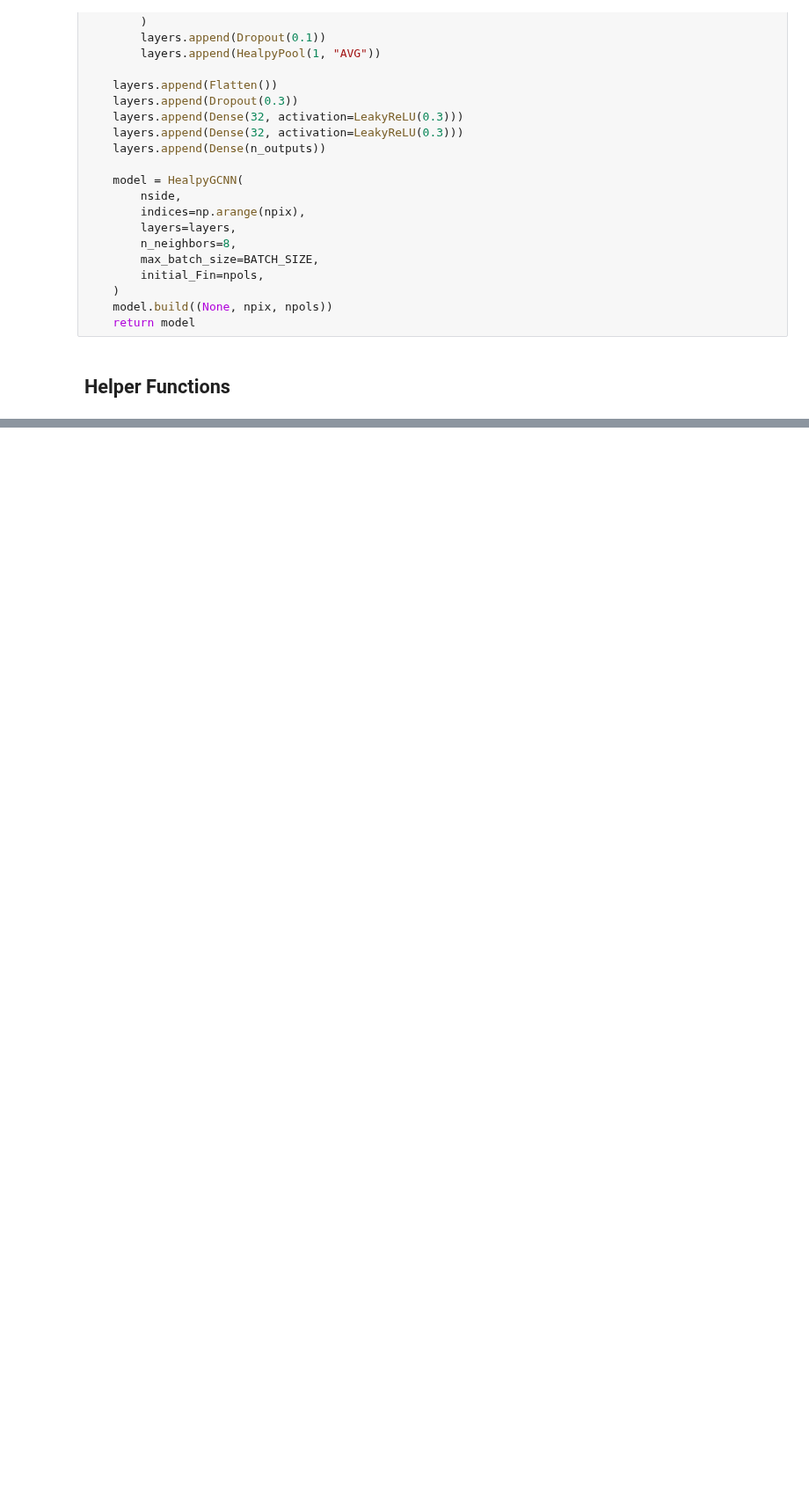
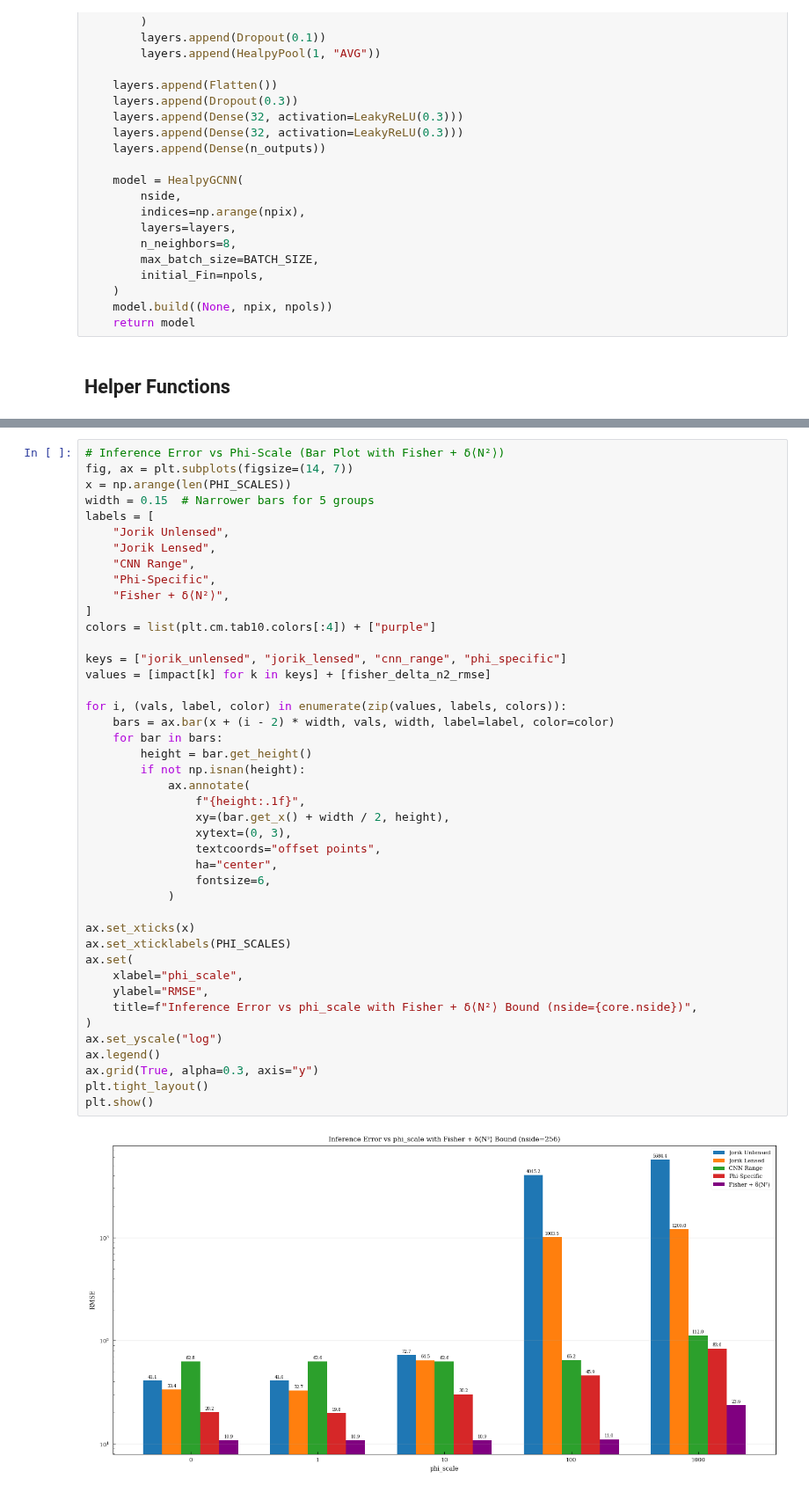
Before and after one commit to JBrandonS/MLPNG, a Jupyter notebook: notebooks/phi_scale_impact.ipynb, the cells around one changed output, grey strips where cells are left out. Shown at 88% size. Saved outputs shown, nothing was run; the diff lists cells and outputs as text; blank space fills up the shorter version.

```diff
--- a/notebooks/phi_scale_impact.ipynb
+++ b/notebooks/phi_scale_impact.ipynb
@@ -1374,0 +1144,45 @@ Note: Stacked bar shows Fisher σ (bottom) + √(δN²) lensing bias (top)
+# %%
+# Inference Error vs Phi-Scale (Bar Plot with Fisher + δ⟨N²⟩)
+fig, ax = plt.subplots(figsize=(14, 7))
+x = np.arange(len(PHI_SCALES))
+width = 0.15  # Narrower bars for 5 groups
+labels = [
+    "Jorik Unlensed",
+    "Jorik Lensed",
+    "CNN Range",
+    "Phi-Specific",
+    "Fisher + δ⟨N²⟩",
+]
+colors = list(plt.cm.tab10.colors[:4]) + ["purple"]
+
+keys = ["jorik_unlensed", "jorik_lensed", "cnn_range", "phi_specific"]
+values = [impact[k] for k in keys] + [fisher_delta_n2_rmse]
+
+for i, (vals, label, color) in enumerate(zip(values, labels, colors)):
+    bars = ax.bar(x + (i - 2) * width, vals, width, label=label, color=color)
+    for bar in bars:
+        height = bar.get_height()
+        if not np.isnan(height):
+            ax.annotate(
+                f"{height:.1f}",
+                xy=(bar.get_x() + width / 2, height),
+                xytext=(0, 3),
+                textcoords="offset points",
+                ha="center",
+                fontsize=6,
+            )
+
+ax.set_xticks(x)
+ax.set_xticklabels(PHI_SCALES)
+ax.set(
+    xlabel="phi_scale",
+    ylabel="RMSE",
+    title=f"Inference Error vs phi_scale with Fisher + δ⟨N²⟩ Bound (nside={core.nside})",
+)
+ax.set_yscale("log")
+ax.legend()
+ax.grid(True, alpha=0.3, axis="y")
+plt.tight_layout()
+plt.show()
+# %% [output]
+[figure, added]
```
Also changed, not shown: parts of 37 cells of this notebook, 1 other file.
